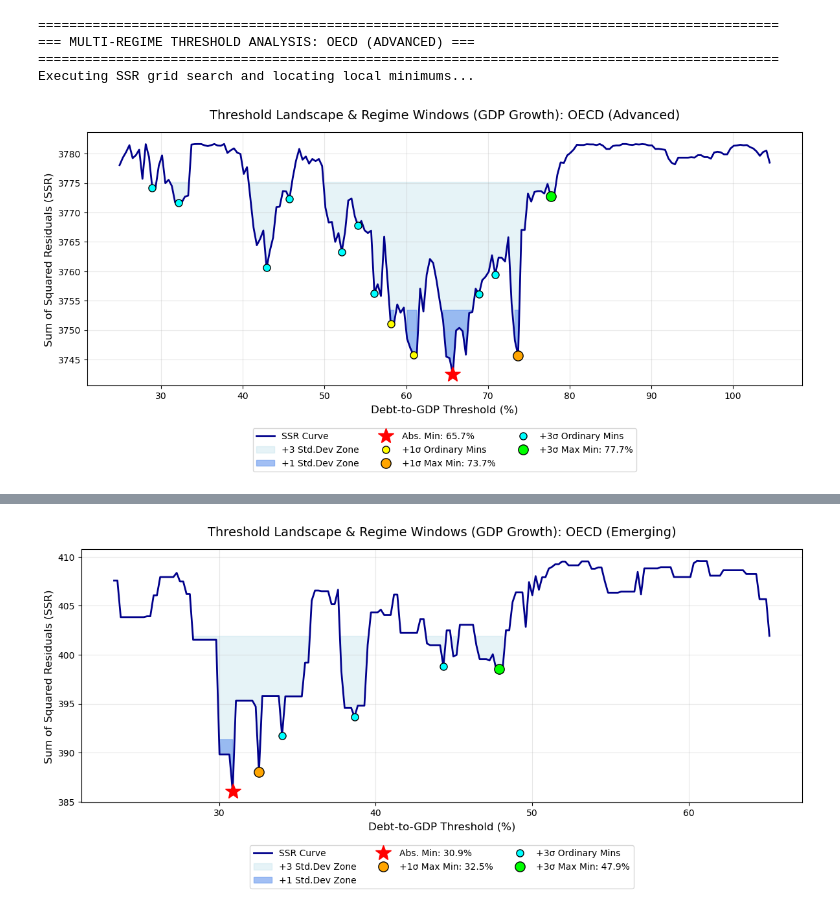
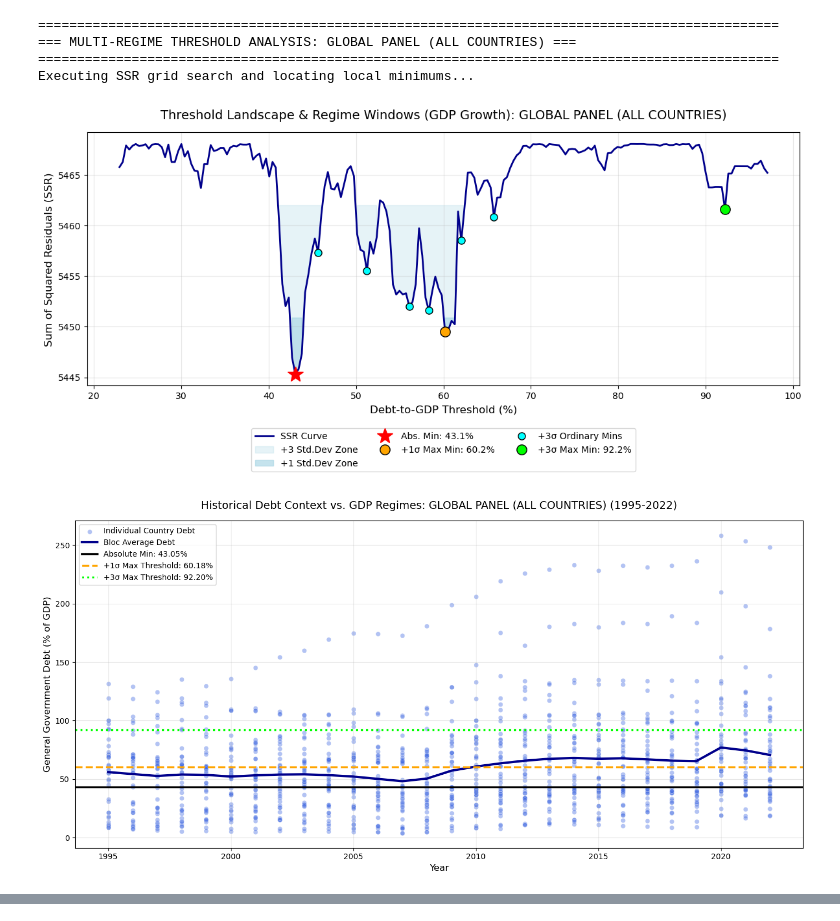
Before and after one commit to ZoRRoVI/220721010110-Bachelor-Thesis, a Jupyter notebook: notebooks/10_Local_Minimums_Analysis.ipynb, the cells around one changed output, grey strips where cells are left out. Saved outputs shown, nothing was run; the diff lists cells and outputs as text; code cells hidden in the pictures.

```diff
--- a/notebooks/10_Local_Minimums_Analysis.ipynb
+++ b/notebooks/10_Local_Minimums_Analysis.ipynb
@@ -18,11 +18,9 @@ PROJECT_ROOT = Path.cwd().parent
 PROCESSED_DIR = PROJECT_ROOT / "data" / "processed"
 master_file = PROCESSED_DIR / "master_panel_data.csv"
 
-# Ensure the processed directory exists
 PROCESSED_DIR.mkdir(parents=True, exist_ok=True)
 
 df = pd.read_csv(master_file)
-# Sorting the index is crucial for the era-slicing later
 df = df.set_index(['Country Name', 'Year']).sort_index()
 
 BRICS_NATIONS = ["Brazil", "Russia", "India", "China", "Egypt", "United Arab Emirates"]
@@ -52,7 +50,9 @@ def analyze_threshold_regimes(data, bloc_name):
     print(f"{'='*95}")
 
     reg_data = data[[Y_VAR, DEBT_VAR] + EXOG_VARS].dropna()
-    if len(reg_data) < 30: return
+    if len(reg_data) < 30:
+        print("Skipping due to insufficient data.")
+        return
 
     min_debt = reg_data[DEBT_VAR].quantile(0.15)
     max_debt = reg_data[DEBT_VAR].quantile(0.85)
@@ -86,10 +86,9 @@ def analyze_threshold_regimes(data, bloc_name):
     bound_3sd = best_ssr + (3 * ssr_std)
 
     # --- IDENTIFY AND CLASSIFY LOCAL MINIMUMS ---
-    # Find all local dips in the SSR curve (peaks of the inverted curve)
     peaks, _ = find_peaks(-ssrs, distance=5)
 
-    # Filter into 1 SD group (excluding the absolute minimum)
+    # Filter into 1 SD group
     valid_1sd_all = [(gammas[p], ssrs[p]) for p in peaks if ssrs[p] <= bound_1sd and gammas[p] != best_gamma]
     if valid_1sd_all:
         max_1sd = max(valid_1sd_all, key=lambda x: x[0])
@@ -107,13 +106,14 @@ def analyze_threshold_regimes(data, bloc_name):
 
     # --- GRAPH 1: SSR LANDSCAPE WITH COLOR-CODED REGIMES ---
     plt.figure(figsize=(12, 6))
+    # Using darkblue to signify GDP graphs visually (separating from wealth)
     plt.plot(gammas, ssrs, color='darkblue', linewidth=2, label='SSR Curve')
 
     # Highlight Zones
     plt.fill_between(gammas, ssrs, bound_3sd, where=(ssrs <= bound_3sd),
                      color='lightblue', alpha=0.3, label='+3 Std.Dev Zone')
     plt.fill_between(gammas, ssrs, bound_1sd, where=(ssrs <= bound_1sd),
-                     color='cornflowerblue', alpha=0.6, label='+1 Std.Dev Zone')
+                     color='lightblue', alpha=0.7, label='+1 Std.Dev Zone')
 
     # Plot Color-Coded Minimums
     plt.plot(best_gamma, best_ssr, 'r*', markersize=18, label=f'Abs. Min: {best_gamma:.1f}%')
@@ -142,8 +142,27 @@ def analyze_threshold_regimes(data, bloc_name):
     plt.tight_layout()
     plt.show()
 
-    # --- HISTORICAL TIMELINE MAPPING ---
-    # Graph 2 logic remains the same (plotting debt dots vs years)
+    # --- GRAPH 2: HISTORICAL TIMELINE MAPPING ---
+    plt.figure(figsize=(14, 7))
+    years = reg_data.index.get_level_values('Year')
+    sns.scatterplot(x=years, y=reg_data[DEBT_VAR], alpha=0.4, color='royalblue', label='Individual Country Debt')
+
+    yearly_avg = reg_data.groupby(level='Year')[DEBT_VAR].mean()
+    plt.plot(yearly_avg.index, yearly_avg.values, color='darkblue', linewidth=3, label='Bloc Average Debt')
+
+    plt.axhline(y=best_gamma, color='black', linestyle='-', linewidth=2.5, label=f'Absolute Min: {best_gamma:.2f}%')
+    if max_1sd:
+        plt.axhline(y=max_1sd[0], color='orange', linestyle='--', linewidth=2.5, label=f'+1σ Max Threshold: {max_1sd[0]:.2f}%')
+    if max_3sd:
+        plt.axhline(y=max_3sd[0], color='lime', linestyle=':', linewidth=2.5, label=f'+3σ Max Threshold: {max_3sd[0]:.2f}%')
+
+    plt.title(f'Historical Debt Context vs. GDP Regimes: {bloc_name} (1995-2022)', fontsize=14, pad=15)
+    plt.xlabel('Year', fontsize=12)
+    plt.ylabel('General Government Debt (% of GDP)', fontsize=12)
+    plt.legend(loc='upper left')
+    plt.grid(True, alpha=0.3)
+    plt.tight_layout()
+    plt.show()
 
     # --- COUNTRY EXPOSURE TABLES WITH GDP EXPORT ---
     print("\n" + "-"*90)
@@ -152,53 +171,56 @@ def analyze_threshold_regimes(data, bloc_name):
 
     def generate_era_table(df_era, era_label):
         if df_era.empty: return
-        mean_debt = df_era.groupby(level='Country Name')[DEBT_VAR].mean()
+
+        # CHANGED TO CURRENT DEBT
+        current_debt = df_era.groupby(level='Country Name')[DEBT_VAR].last()
         mean_gdp = df_era.groupby(level='Country Name')[Y_VAR].mean()
 
-        # Base Table
         table = pd.DataFrame({
-            'Avg Debt (%)': mean_debt.round(2),
+            'Current Debt (%)': current_debt.round(2),
             'Avg GDP Growth (%)': mean_gdp.round(2)
         })
 
-        # Boolean checks against identified thresholds
-        table[f'> Abs Min ({best_gamma:.1f}%)'] = (mean_debt > best_gamma).map({True: 'YES', False: 'NO'})
+        table[f'> Abs Min ({best_gamma:.1f}%)'] = (current_debt > best_gamma).map({True: 'YES', False: 'NO'})
 
         if max_1sd:
-            table[f'> Max +1σ ({max_1sd[0]:.1f}%)'] = (mean_debt > max_1sd[0]).map({True: 'YES', False: 'NO'})
+            table[f'> Max +1σ ({max_1sd[0]:.1f}%)'] = (current_debt > max_1sd[0]).map({True: 'YES', False: 'NO'})
         if max_3sd:
-            table[f'> Max +3σ ({max_3sd[0]:.1f}%)'] = (mean_debt > max_3sd[0]).map({True: 'YES', False: 'NO'})
+            table[f'> Max +3σ ({max_3sd[0]:.1f}%)'] = (current_debt > max_3sd[0]).map({True: 'YES', False: 'NO'})
 
         print(f"\n{'='*25} ERA: {era_label} {'='*25}")
         print(table.to_string())
 
-        # Save to CSV safely
         clean_name = bloc_name.replace(' ', '_').replace('(', '').replace(')', '')
-        # Convert "1995-2008 (PRE-CRISIS)" to "1995_2008"
         clean_era = era_label.split()[0].replace('-', '_')
         csv_filename = PROCESSED_DIR / f"Exposure_GDP_{clean_name}_{clean_era}.csv"
 
         table.to_csv(csv_filename)
         print(f"--> Saved data to: {csv_filename}")
 
     era1_data = reg_data.loc[(slice(None), slice(1995, 2008)), :]
     era2_data = reg_data.loc[(slice(None), slice(2009, 2022)), :]
 
     generate_era_table(era1_data, "1995-2008 (PRE-CRISIS)")
     generate_era_table(era2_data, "2009-2022 (POST-CRISIS)")
     print("="*95 + "\n")
 
 # ==============================================================================
 # 3. EXECUTE FOR CORE BLOCS
 # ==============================================================================
 if __name__ == "__main__":
+    # 1. RUN GLOBAL BASELINE (All Countries Combined)
+    analyze_threshold_regimes(df, "GLOBAL PANEL (ALL COUNTRIES)")
+
+    # 2. RUN INDIVIDUAL BLOCS
     for bloc in ['OECD (Advanced)', 'OECD (Emerging)', 'BRICS (Developing)']:
         df_bloc = df[df['Economic_Bloc'] == bloc]
         analyze_threshold_regimes(df_bloc, bloc)
 # %% [output]
 ===============================================================================================
-=== MULTI-REGIME THRESHOLD ANALYSIS: OECD (ADVANCED) ===
+=== MULTI-REGIME THRESHOLD ANALYSIS: GLOBAL PANEL (ALL COUNTRIES) ===
 ===============================================================================================
 Executing SSR grid search and locating local minimums...
-[figure, old version]
+[figure, new version]
+[figure, new version]
 ------------------------------------------------------------------------------------------
@@ -219,3 +241,2 @@ Czech Republic         21.31                3.45                NO
 ===============================================================================================
 Executing SSR grid search and locating local minimums...
-[figure, old version]
```
Also changed, not shown: parts of 1 cell of this notebook, 28 other files.
